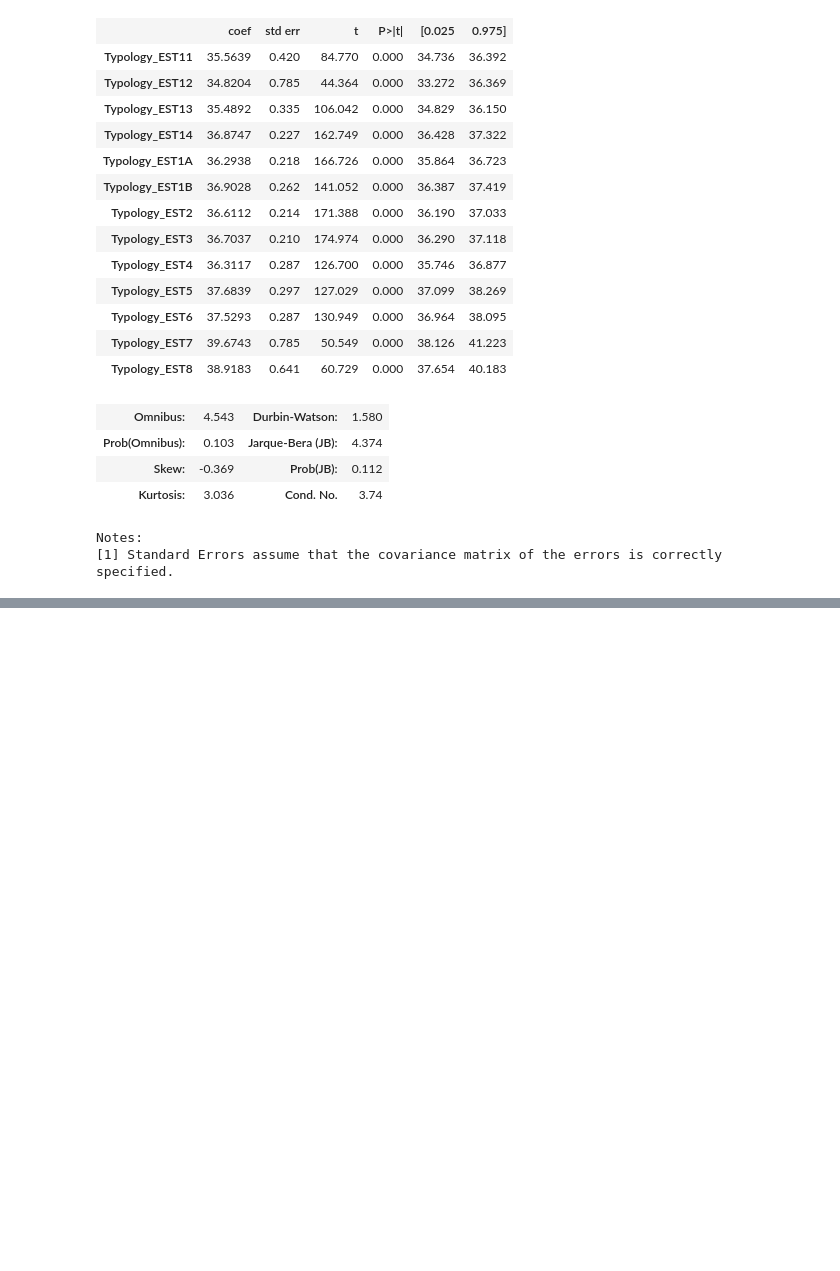
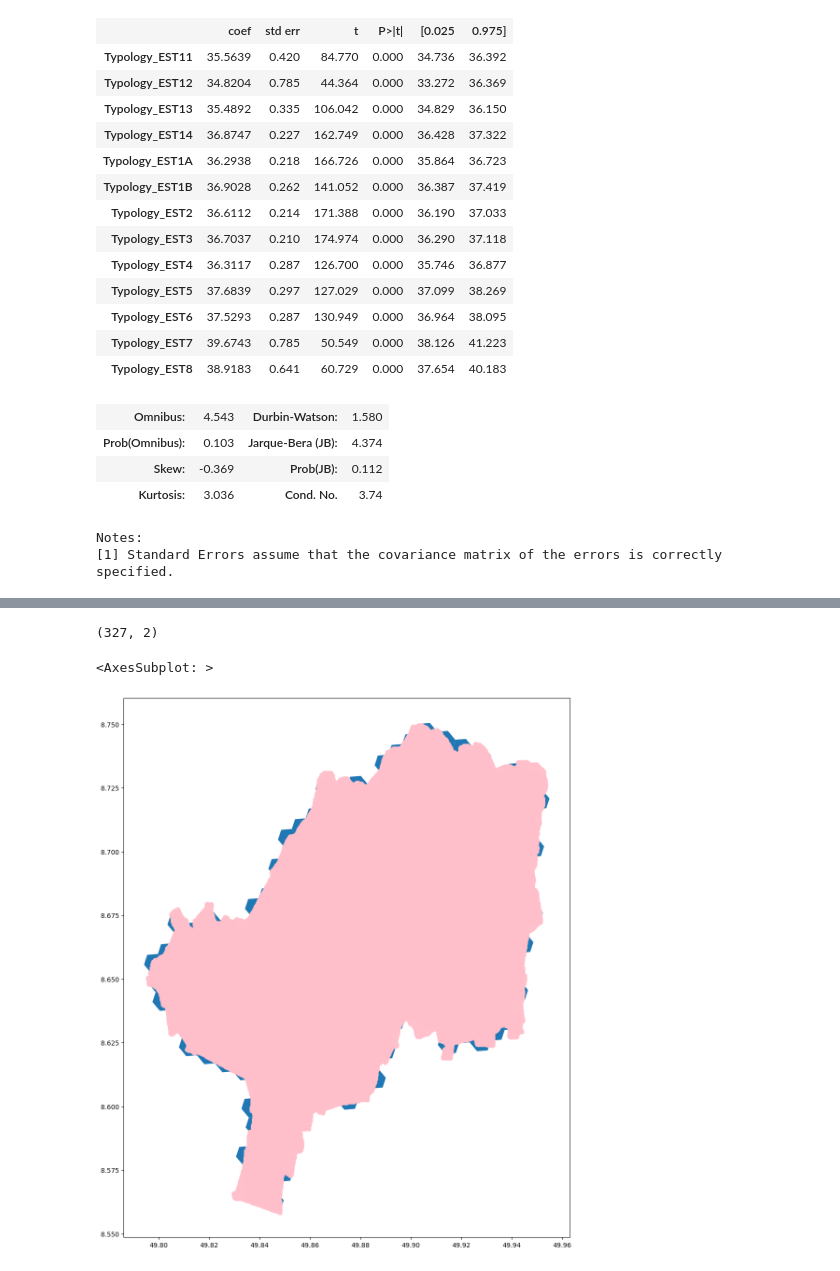
Before and after one commit to as10724/urban_heat_typology, a Jupyter notebook: experiments/darmstadt_urban_heat_typology.ipynb, the cells around one changed output, grey strips where cells are left out. Saved outputs shown, nothing was run; the diff lists cells and outputs as text; code cells hidden in the pictures; blank space fills up the shorter version.

```diff
--- a/experiments/darmstadt_urban_heat_typology.ipynb
+++ b/experiments/darmstadt_urban_heat_typology.ipynb
@@ -249,0 +313,8 @@ Notes:
+# %%
+hexes = h3.polyfill(temp,res=8)
+# %%
+darm_hex = pd.DataFrame(hexes,columns=["hex_id"])
+# %%
+# Create hexagon geometry and GeoDataFrame
+darm_hex['geometry'] = [Polygon(h3.h3_to_geo_boundary(x, geo_json=True)) for x in darm_hex["hex_id"]]
+darm_hex = gpd.GeoDataFrame(darm_hex)
@@ -249,0 +325,2 @@ Notes:
+# %%
+darm_hex.set_crs(crs='epsg:4326', inplace=True)
@@ -249,0 +368,11 @@ Notes:
+# %%
+darm_hex.shape
+# %% [output]
+(327, 2)
+# %%
+fig, ax = plt.subplots(figsize=(15, 15))
+darm_hex.plot(ax=ax)
+gdf_w_darmstadt_small.plot(ax=ax, alpha=0.7, color="pink")
+# %% [output]
+<AxesSubplot: >
+[figure, added]
```
Also changed, not shown: parts of 22 cells of this notebook.
